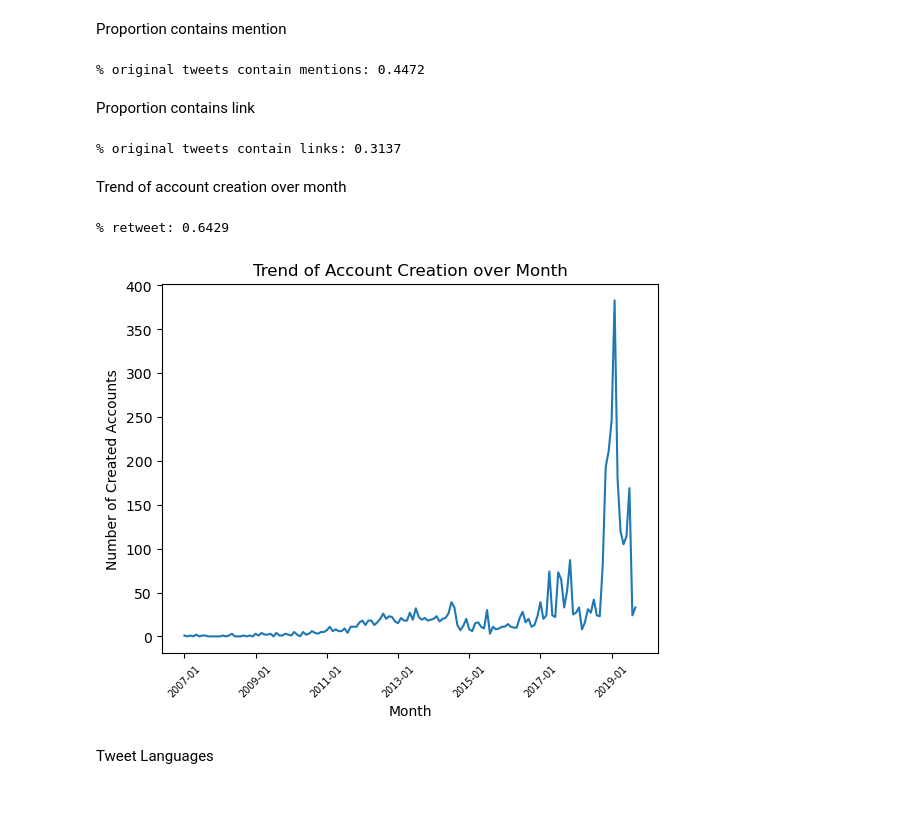
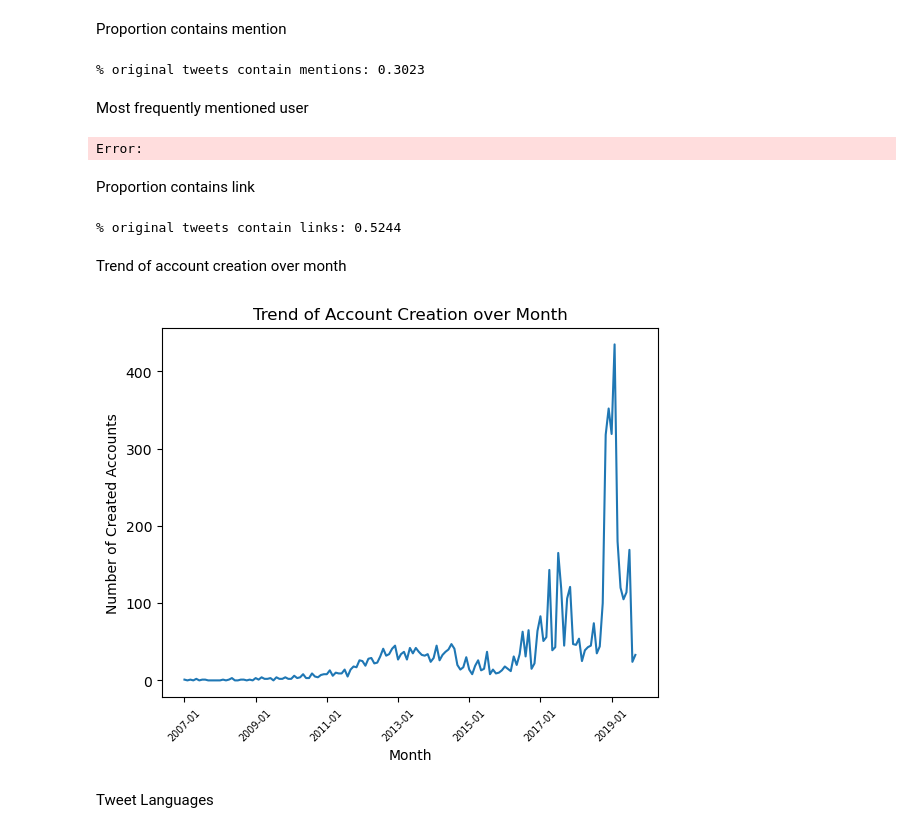
Before and after one commit to zhouhanc/capstone-topic-discovery, a Jupyter notebook: Code.ipynb, the cells around one changed output. Drawn from its saved outputs; the diff is of its cells as text; code cells hidden in the pictures; blank space fills up the shorter version.

```diff
--- a/Code.ipynb
+++ b/Code.ipynb
@@ -44,6 +44,13 @@ tweets.head(10)
 Most frequently used hashtags
 # %% [markdown]
 ## EDA
+# %%
+tweets_full = []
+for i in tqdm(range(1, 5)):
+  directory = '/users/Wendy/Capstone/saudi_arabia_112019_tweets_csv_hashed_{}.csv'.format(i)
+  tweets_full.append(pd.read_csv(directory))
+
+tweets_full = pd.concat(tweets_full, ignore_index=True)
 # %% [markdown]
 Proportion of retweet
 # %%
@@ -57,42 +64,62 @@ print('% retweet: {}'.format(np.round(retweet_count / N, 4)))
 # %% [markdown]
 Proportion contains mention
 # %%
-tweets['if_mention'] = tweets['tweet_text'].str.contains(r'@\w+')
-mention_count =  len(tweets[(tweets['is_retweet'] == False) & (tweets['if_mention']==True)])
-n = len(tweets[tweets['is_retweet'] == False])
+import ast
+tweets_full['if_mention'] = (tweets_full['user_mentions'] != '[]')
+#tweets_full['tweet_text'].str.contains(r'@\w+')
+mention_count =  len(tweets_full[(tweets_full['is_retweet'] == False) & (tweets_full['if_mention']==True)])
+n = len(tweets_full[tweets_full['is_retweet'] == False])
 print('% original tweets contain mentions: {}'.format(np.round(mention_count / n, 4)))
 # %% [output]
-% original tweets contain mentions: 0.4472
+% original tweets contain mentions: 0.3023
+# %% [markdown]
+Most frequently mentioned user
+# %%
+import ast
+from collections import Counter
+mentions = tweets_full[tweets_full['if_mention'] == True]['user_mentions']
+
+counter = Counter()
+
+for mention in mentions:
+    mention_list = ast.literal_eval(mention)
+    counter.update(mention_list)
+
+
+top_10_mention = counter.most_common(10)
+for user_id, count in top_10_mention:
+    print("{} was mentioned {} times".format(user_id, count))
+# %% [output]
+Error:
 # %% [markdown]
 Proportion contains link
 # %%
-tweets['if_link'] = tweets['tweet_text'].str.contains(r'http\S+')
-link_count =  len(tweets[(tweets['is_retweet'] == False) & (tweets['if_link']==True)])
-n = len(tweets[tweets['is_retweet'] == False])
+tweets_full['if_link'] = tweets_full['tweet_text'].str.contains(r'http\S+')
+link_count =  len(tweets_full[(tweets_full['is_retweet'] == False) & (tweets_full['if_link']==True)])
+n = len(tweets_full[tweets_full['is_retweet'] == False])
 print('% original tweets contain links: {}'.format(np.round(link_count / n, 4)))
 # %% [output]
-% original tweets contain links: 0.3137
+% original tweets contain links: 0.5244
 # %% [markdown]
 Trend of account creation over month
 # %%
 # account creation date
-min_date = min(tweets['account_creation_date']).strftime('%Y-%m')
-max_date = max(tweets['account_creation_date']).strftime('%Y-%m')
-tweets['account_creation_date'] = pd.to_datetime(tweets['account_creation_date'])
-tweets['account_creation_month'] = tweets['account_creation_date'].dt.strftime('%Y-%m')
+tweets_full['account_creation_date'] = pd.to_datetime(tweets_full['account_creation_date'])
+tweets_full['account_creation_month'] = tweets_full['account_creation_date'].dt.strftime('%Y-%m')
+min_date = min(tweets_full['account_creation_date']).strftime('%Y-%m')
+max_date = max(tweets_full['account_creation_date']).strftime('%Y-%m')
 all_months = pd.date_range(start=min_date, end=max_date, freq='M').strftime('%Y-%m')
 
-creation_count = tweets.groupby('account_creation_month')['userid'].nunique()
+creation_count = tweets_full.groupby('account_creation_month')['userid'].nunique()
 creation_count = creation_count.reindex(all_months, fill_value=0)
 plt.plot(creation_count)
 plt.xticks(['2007-01', '2009-01', '2011-01', '2013-01', '2015-01', '2017-01', '2019-01'], rotation=45, size=7)
 plt.xlabel('Month')
 plt.ylabel('Number of Created Accounts')
 plt.title('Trend of Account Creation over Month')
 plt.show()
 # %% [output]
-% retweet: 0.6429
-[figure, old version]
+[figure, new version]
 # %% [markdown]
 Tweet Languages
 # %%
```
Also changed, not shown: parts of 2 cells of this notebook.
